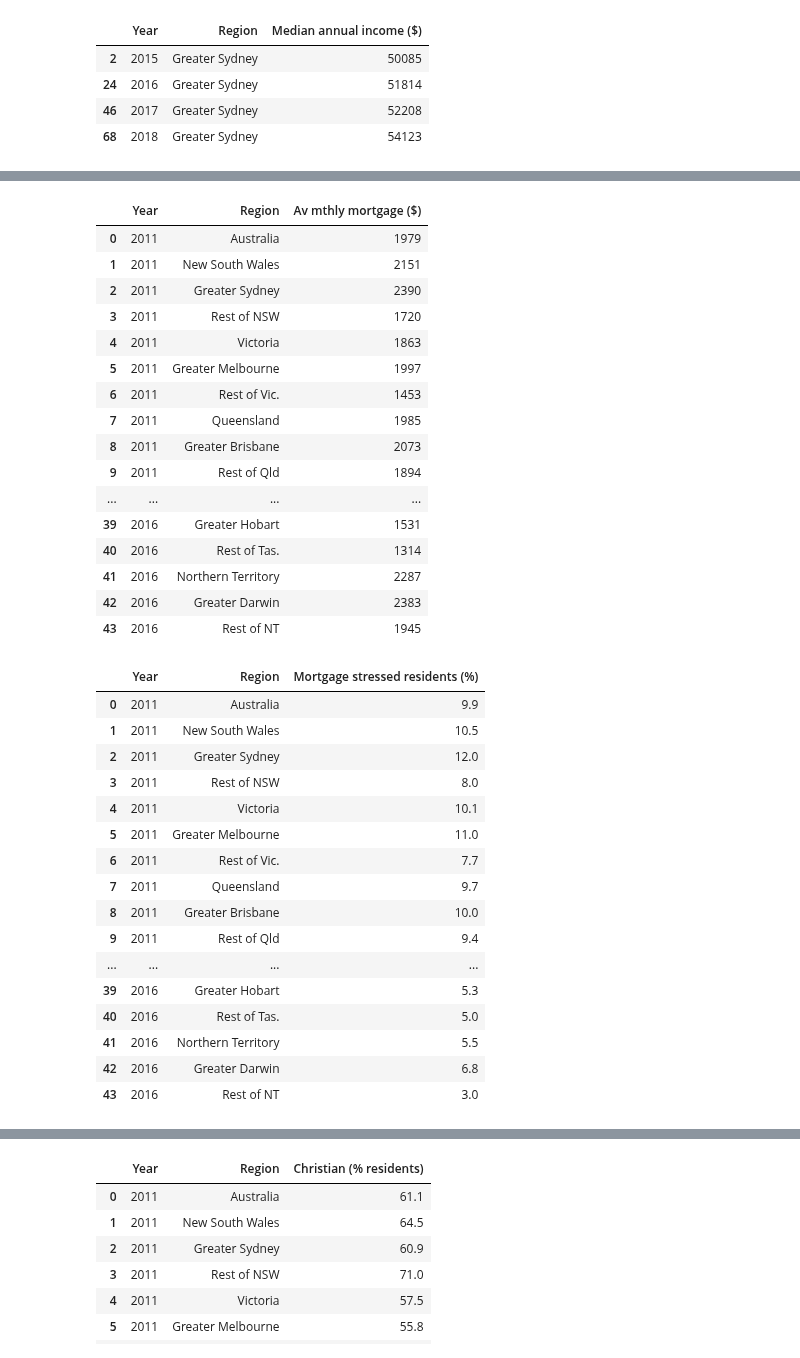
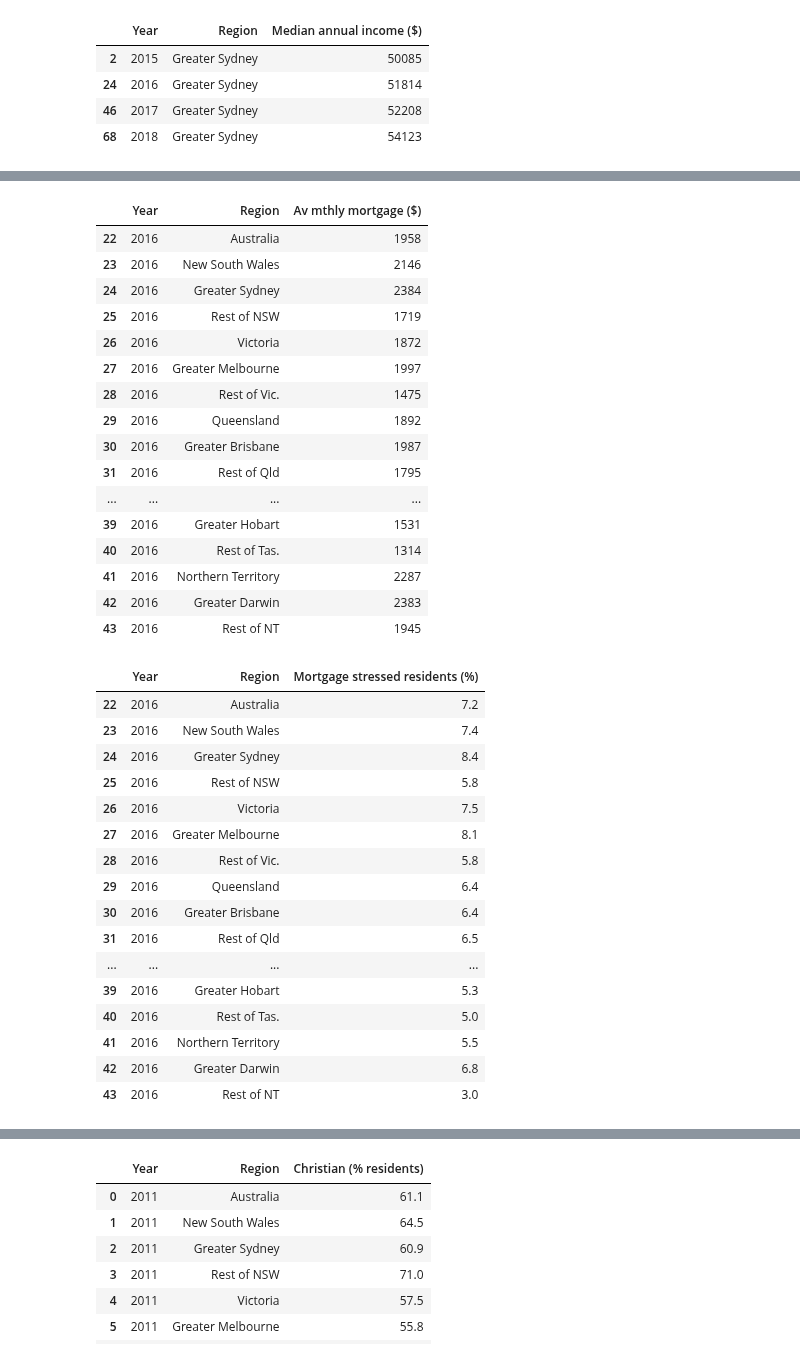
Before and after one commit to NathanJPotter/Team-Project-1, a Jupyter notebook: Project 1.ipynb, the cells around one changed output, grey strips where cells are left out. Drawn from its saved outputs; the diff is of its cells as text; code cells hidden in the pictures.

```diff
--- a/Project 1.ipynb
+++ b/Project 1.ipynb
@@ -230,19 +229,20 @@ prof_data_df
 | 43 | 2016 | Rest of NT | 22.0 |
 # %%
 # Average monthly household mortage payment ($)
-mortgage_data_df
+mortgage_data_2016_df = mortgage_data_df.loc[mortgage_data_df['Year'] == 2016]
+mortgage_data_2016_df
 # %% [output]
 |  | Year | Region | Av mthly mortgage ($) |
-| 0 | 2011 | Australia | 1979 |
-| 1 | 2011 | New South Wales | 2151 |
-| 2 | 2011 | Greater Sydney | 2390 |
-| 3 | 2011 | Rest of NSW | 1720 |
-| 4 | 2011 | Victoria | 1863 |
-| 5 | 2011 | Greater Melbourne | 1997 |
-| 6 | 2011 | Rest of Vic. | 1453 |
-| 7 | 2011 | Queensland | 1985 |
-| 8 | 2011 | Greater Brisbane | 2073 |
-| 9 | 2011 | Rest of Qld | 1894 |
+| 22 | 2016 | Australia | 1958 |
+| 23 | 2016 | New South Wales | 2146 |
+| 24 | 2016 | Greater Sydney | 2384 |
+| 25 | 2016 | Rest of NSW | 1719 |
+| 26 | 2016 | Victoria | 1872 |
+| 27 | 2016 | Greater Melbourne | 1997 |
+| 28 | 2016 | Rest of Vic. | 1475 |
+| 29 | 2016 | Queensland | 1892 |
+| 30 | 2016 | Greater Brisbane | 1987 |
+| 31 | 2016 | Rest of Qld | 1795 |
 | ... | ... | ... | ... |
 | 39 | 2016 | Greater Hobart | 1531 |
 | 40 | 2016 | Rest of Tas. | 1314 |
@@ -251,19 +251,20 @@ mortgage_data_df
 | 43 | 2016 | Rest of NT | 1945 |
 # %%
 # % households with mortgage repayments greater than or equal to 30% of household income
-mortgage_stress_df
+mortgage_stress_2016_df = mortgage_stress_df.loc[mortgage_stress_df['Year'] == 2016]
+mortgage_stress_2016_df
 # %% [output]
 |  | Year | Region | Mortgage stressed residents (%) |
-| 0 | 2011 | Australia | 9.9 |
-| 1 | 2011 | New South Wales | 10.5 |
-| 2 | 2011 | Greater Sydney | 12.0 |
-| 3 | 2011 | Rest of NSW | 8.0 |
-| 4 | 2011 | Victoria | 10.1 |
-| 5 | 2011 | Greater Melbourne | 11.0 |
-| 6 | 2011 | Rest of Vic. | 7.7 |
-| 7 | 2011 | Queensland | 9.7 |
-| 8 | 2011 | Greater Brisbane | 10.0 |
-| 9 | 2011 | Rest of Qld | 9.4 |
+| 22 | 2016 | Australia | 7.2 |
+| 23 | 2016 | New South Wales | 7.4 |
+| 24 | 2016 | Greater Sydney | 8.4 |
+| 25 | 2016 | Rest of NSW | 5.8 |
+| 26 | 2016 | Victoria | 7.5 |
+| 27 | 2016 | Greater Melbourne | 8.1 |
+| 28 | 2016 | Rest of Vic. | 5.8 |
+| 29 | 2016 | Queensland | 6.4 |
+| 30 | 2016 | Greater Brisbane | 6.4 |
+| 31 | 2016 | Rest of Qld | 6.5 |
 | ... | ... | ... | ... |
 | 39 | 2016 | Greater Hobart | 5.3 |
 | 40 | 2016 | Rest of Tas. | 5.0 |
```
Also changed, not shown: parts of 20 cells of this notebook, 1 other file.
